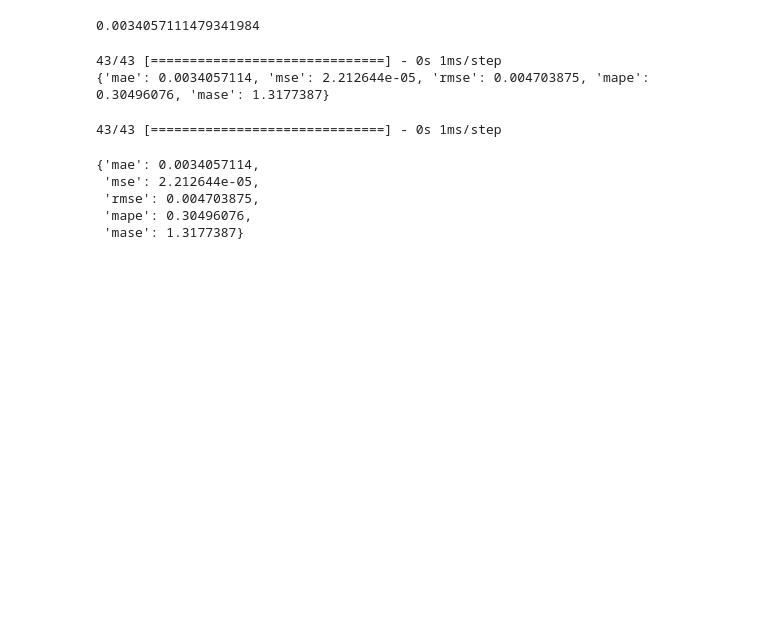
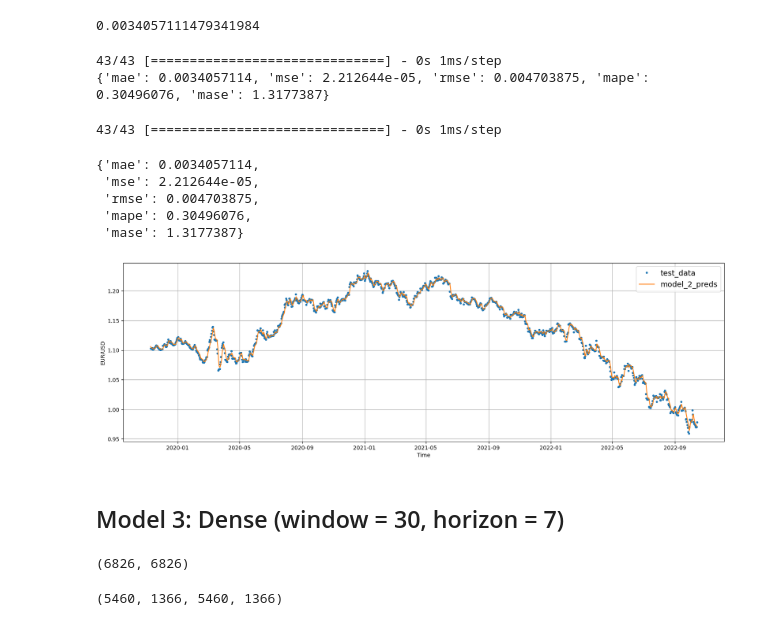
Before and after one commit to ducnguyenw02/Forex-prediction-EURUSD, a Jupyter notebook: forex-prediction-eurusd.ipynb, the cells around one changed output. Drawn from its saved outputs; the diff is of its cells as text; code cells hidden in the pictures; blank space fills up the shorter version.

```diff
--- a/forex-prediction-eurusd.ipynb
+++ b/forex-prediction-eurusd.ipynb
@@ -333,6 +333,8 @@ def make_windows(x, window_size=7, horizon=1):
     return windows, labels
 
 # Nguồn tham khảo: (https://towardsdatascience.com/fast-and-robust-sliding-window-vectorization-with-numpy-3ad950ed62f5)
+# %%
+full_windows, full_labels = make_windows(prices, window_size=WINDOW_SIZE, horizon=HORIZON)
 # %%
 # Kiểm tra 3 cái đầu tiên
 for i in range(3):
@@ -528,3 +530,26 @@ model_2_results
  'rmse': 0.004703875,
  'mape': 0.30496076,
  'mase': 1.3177387}
+# %%
+offset = 300
+plt.figure(figsize=(20, 6))
+# Account for the test_window offset
+plot_time_series(timesteps=X_test[-len(test_windows):], values=test_labels[:, 0], start=offset, label="test_data")
+plot_time_series(timesteps=X_test[-len(test_windows):], values=model_2_preds, start=offset, format="-", label="model_2_preds")
+# %% [output]
+[figure, added]
+# %% [markdown]
+## Model 3: Dense (window = 30, horizon = 7)
+# %%
+HORIZON = 7
+WINDOW_SIZE = 30
+
+full_windows, full_labels = make_windows(prices, window_size=WINDOW_SIZE, horizon=HORIZON)
+len(full_windows), len(full_labels)
+# %% [output]
+(6826, 6826)
+# %%
+train_windows, test_windows, train_labels, test_labels = make_train_test_splits(windows=full_windows, labels=full_labels, test_split=0.2)
+len(train_windows), len(test_windows), len(train_labels), len(test_labels)
+# %% [output]
+(5460, 1366, 5460, 1366)
```
Also changed, not shown: parts of 7 cells of this notebook.
